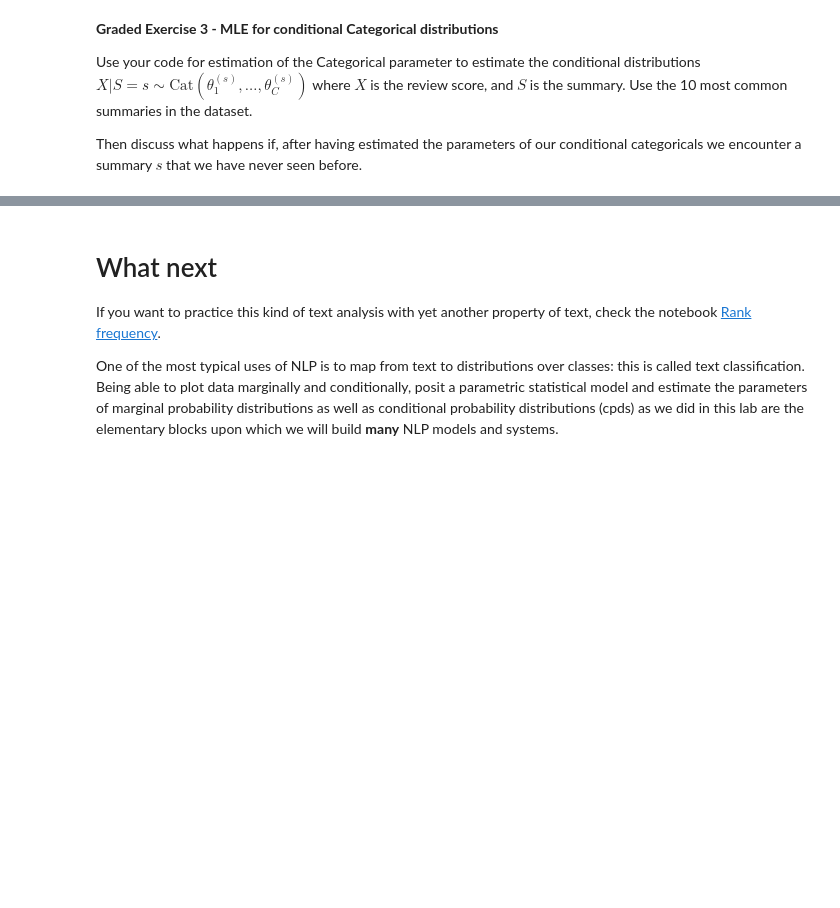
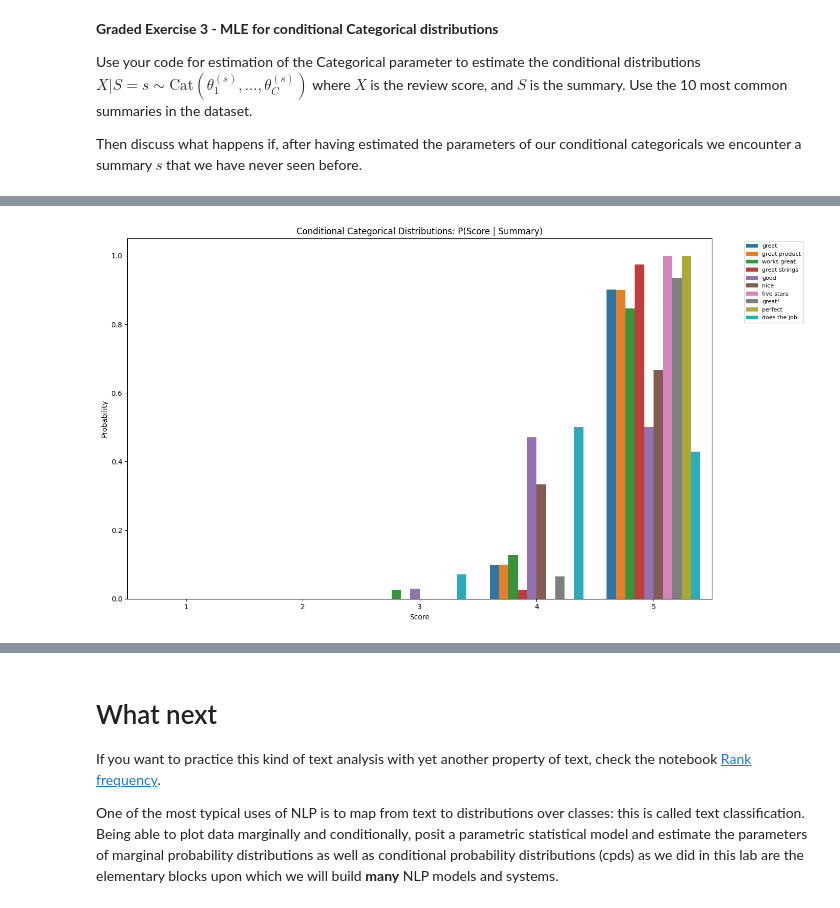
Before and after one commit to valentinaslisser/mlandmlops, a Jupyter notebook: T1.ipynb, the cells around one changed output, grey strips where cells are left out. Cells and saved outputs as stored; diff of their text form; code cells hidden in the pictures; blank space fills up the shorter version.

```diff
--- a/T1.ipynb
+++ b/T1.ipynb
@@ -1613,0 +1697,93 @@ Then discuss what happens if, after having estimated the parameters of our condi
+# %%
+def categorical_MLE(x, num_classes):
+    assert num_classes > 1
+    N = len(x)
+    assert N > 0
+    counts = Counter(x)
+    probs = np.array([counts.get(c, 0) / N for c in range(1, num_classes + 1)])
+    return probs
+
+
+top10_summaries_list = [pair[0] for pair in top10_summaries]
+
+filtered_df = reviews_df[reviews_df['summary'].isin(top10_summaries_list)]
+
+conditional_cats = {}
+
+for summary in top10_summaries_list:
+    scores_for_summary = filtered_df[filtered_df['summary'] == summary]['score'].values
+
+    theta = categorical_MLE(scores_for_summary, num_classes=5)
+
+    conditional_cats[summary] = {
+        'theta': theta,
+        'distribution': Categorical(theta),
+        'count': len(scores_for_summary)
+    }
+
+print("=" * 100)
+print("CONDITIONELE CATEGORICAL DISTRIBUTIES")
+print("=" * 100)
+print(f"\n{'Summary':<30} {'Count':>6} {'P(1)':>8} {'P(2)':>8} {'P(3)':>8} {'P(4)':>8} {'P(5)':>8}")
+print("-" * 100)
+
+for summary in top10_summaries_list:
+    info = conditional_cats[summary]
+    theta = info['theta']
+    count = info['count']
+    print(f"{summary:<30} {count:>6} {theta[0]:>8.3f} {theta[1]:>8.3f} {theta[2]:>8.3f} {theta[3]:>8.3f} {theta[4]:>8.3f}")
+
+plot_data = []
+for summary in top10_summaries_list:
+    theta = conditional_cats[summary]['theta']
+    for score in range(1, 6):
+        plot_data.append({
+            'summary': summary,
+            'score': score,
+            'probability': theta[score - 1]
+        })
+
+plot_df = pd.DataFrame(plot_data)
+
+plt.figure(figsize=(14, 8))
+sns.barplot(data=plot_df, x='score', y='probability', hue='summary')
+plt.title('Conditional Categorical Distributions: P(Score | Summary)')
+plt.xlabel('Score')
+plt.ylabel('Probability')
+plt.legend(bbox_to_anchor=(1.05, 1), loc='upper left', fontsize=8)
+plt.tight_layout()
+plt.show()
+
+pivot_table = plot_df.pivot(index='summary', columns='score', values='probability')
+plt.figure(figsize=(10, 8))
+sns.heatmap(pivot_table, annot=True, fmt='.3f', cmap='YlOrRd', cbar_kws={'label': 'Probability'})
+plt.title('P(Score | Summary) - Heatmap')
+plt.xlabel('Score')
+plt.ylabel('Summary')
+plt.tight_layout()
+plt.show()
+
+fig, axes = plt.subplots(2, 5, figsize=(18, 8))
+axes = axes.flatten()
+
+for idx, summary in enumerate(top10_summaries_list):
+    observed_scores = filtered_df[filtered_df['summary'] == summary]['score'].values
+
+    predicted_scores = conditional_cats[summary]['distribution'].rvs(len(observed_scores))
+
+    ax = axes[idx]
+    comparison_df = pd.DataFrame(
+        [('Observed', s) for s in observed_scores] +
+        [('Model', s) for s in predicted_scores],
+        columns=['source', 'score']
+    )
+
+    sns.histplot(data=comparison_df, x='score', hue='source',
+                 discrete=True, stat='probability', common_bins=True, ax=ax)
+    ax.set_title(f"{summary[:20]}...", fontsize=9)
+    ax.set_xlabel('Score', fontsize=8)
+    ax.set_ylabel('Probability', fontsize=8)
+
+plt.tight_layout()
+plt.show()
+# %% [output]
@@ -1613,0 +1806 @@ Then discuss what happens if, after having estimated the parameters of our condi
+[figure, added]
```
Also changed, not shown: parts of 19 cells of this notebook.
